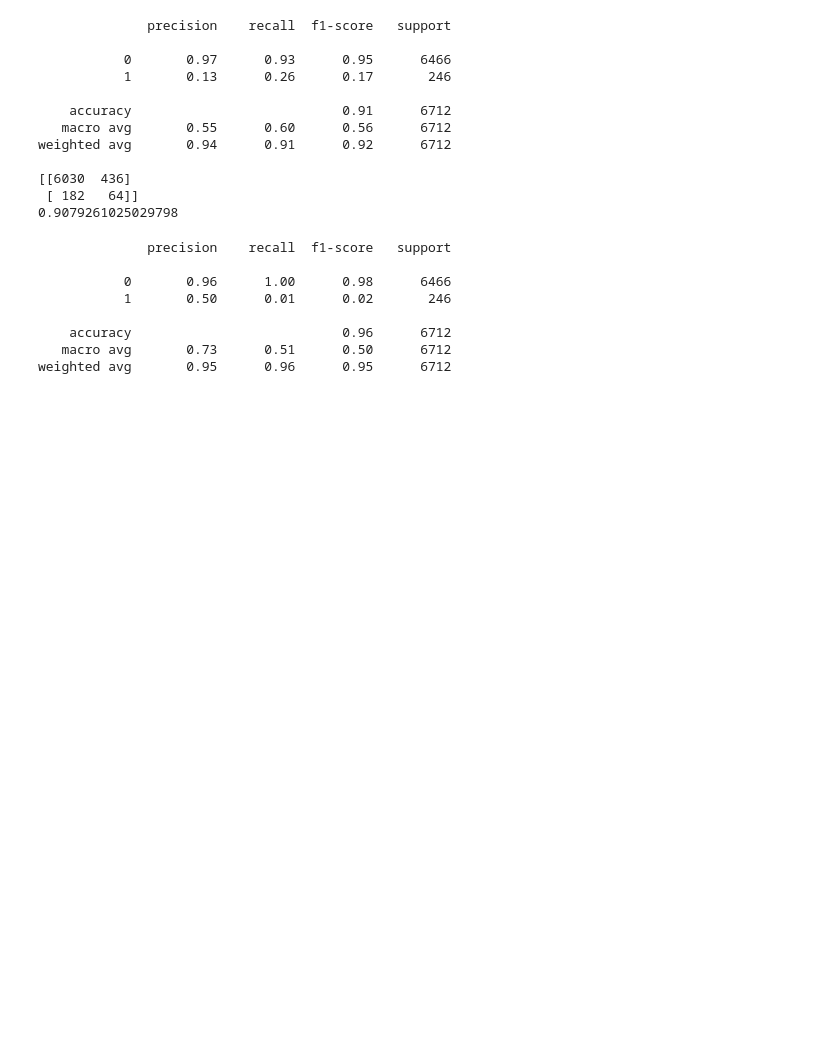
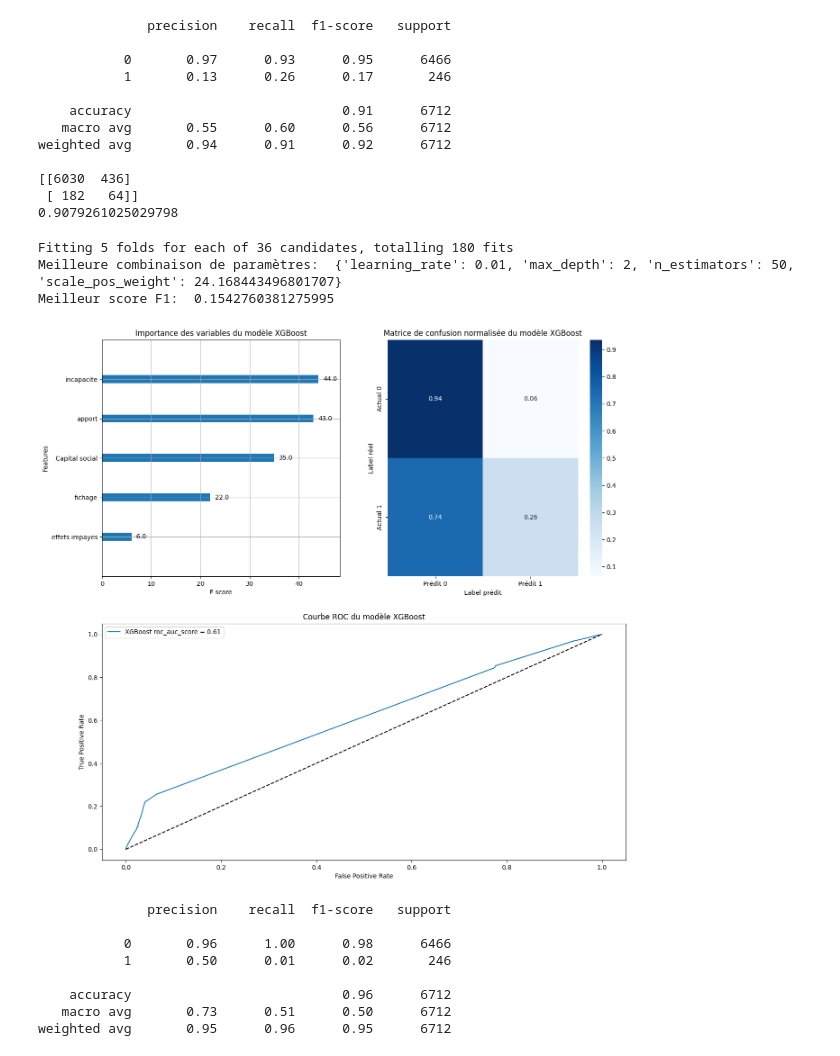
Before and after one commit to Bast-94/ALEIA-PW, a Jupyter notebook: notebook.ipynb, the cells around one changed output. Saved outputs shown, nothing was run; the diff lists cells and outputs as text; code cells hidden in the pictures; blank space fills up the shorter version.

Commit message:
ADD( XGboost): Plot

```diff
--- a/notebook.ipynb
+++ b/notebook.ipynb
@@ -199,6 +199,63 @@ weighted avg       0.94      0.91      0.92      6712
 [[6030  436]
  [ 182   64]]
 0.9079261025029798
+# %%
+from sklearn.model_selection import GridSearchCV
+from sklearn.metrics import make_scorer, f1_score
+
+xgb_model = xgb.XGBClassifier()
+scale_pos_weight = y_train.value_counts()[0]/y_train.value_counts()[1]
+params = {
+    'max_depth': [2,3,4],
+    'n_estimators': [50,25],
+    'scale_pos_weight': [scale_pos_weight,scale_pos_weight*2,scale_pos_weight*0.5],
+    'learning_rate': [0.01,0.001]
+}
+f1_scorer = make_scorer(f1_score)
+grid = GridSearchCV(xgb_model, param_grid=params, verbose=1, cv=5, scoring=f1_scorer)
+grid.fit(X_train, y_train)
+print("Meilleure combinaison de paramètres: ",grid.best_params_)
+print("Meilleur score F1: ",grid.best_score_)
+# %% [output]
+Fitting 5 folds for each of 36 candidates, totalling 180 fits
+Meilleure combinaison de paramètres:  {'learning_rate': 0.01, 'max_depth': 2, 'n_estimators': 50, 'scale_pos_weight': 24.168443496801707}
+Meilleur score F1:  0.1542760381275995
+# %%
+
+best_model = grid.best_estimator_
+y_pred = best_model.predict(X_test)
+# plot feature importance
+from xgboost import plot_importance
+fig = plt.figure(figsize=(15, 15))
+ax = fig.add_subplot(2, 2, 1)
+plot_importance(best_model,ax=ax,title='Importance des variables du modèle XGBoost')
+# plot confusion matrix
+
+confusion_mat =confusion_matrix(y_test, y_pred)
+confusion_mat = confusion_mat.astype('float') / confusion_mat.sum(axis=1)[:, np.newaxis]
+ax = fig.add_subplot(2, 2, 2)
+sns.heatmap(confusion_mat, annot=True, ax=ax,cmap='Blues',fmt='.2f',xticklabels=['Prédit 0','Prédit 1'],yticklabels=['Actual 0','Actual 1'])
+ax.set_ylabel('Label réel')
+ax.set_xlabel('Label prédit')
+ax.set_title('Matrice de confusion normalisée du modèle XGBoost')
+# plot roc curve
+from sklearn.metrics import roc_curve
+from sklearn.metrics import roc_auc_score
+
+ax = fig.add_subplot(2,1,2)
+y_pred_proba = best_model.predict_proba(X_test)[:,1]
+fpr, tpr, thresholds = roc_curve(y_test, y_pred_proba)
+roc_auc_score_ = roc_auc_score(y_test, y_pred_proba)
+ax.plot(fpr, tpr, label=f'XGBoost roc_auc_score = {roc_auc_score_:.2f}')
+ax.plot([0, 1], [0, 1], 'k--')
+ax.set_xlabel('False Positive Rate')
+ax.set_ylabel('True Positive Rate')
+ax.set_title('Courbe ROC du modèle XGBoost')
+ax.legend()
+fig.savefig(os.path.join(IMG_DIR_PATH,'xgboost_model.png'), dpi=300)
+plt.show()
+# %% [output]
+[figure, added]
 # %%
 # Apply random forest
 random_forest = RandomForestClassifier(n_estimators=200, random_state=0)
```
Also changed, not shown: parts of 1 cell of this notebook, 1 other file.
